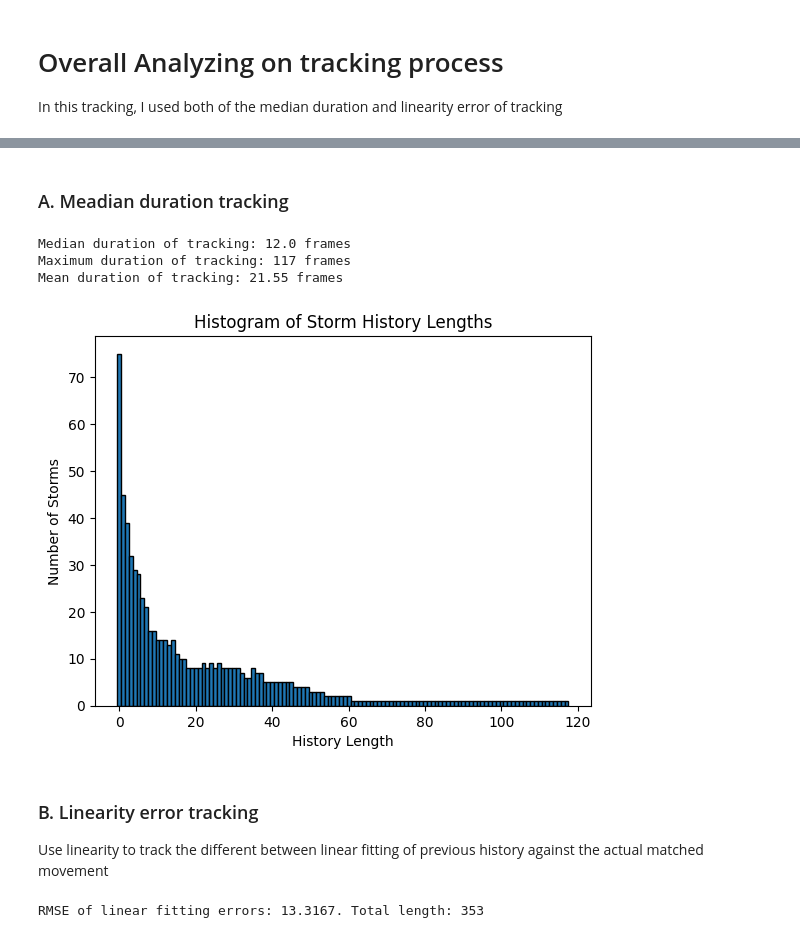
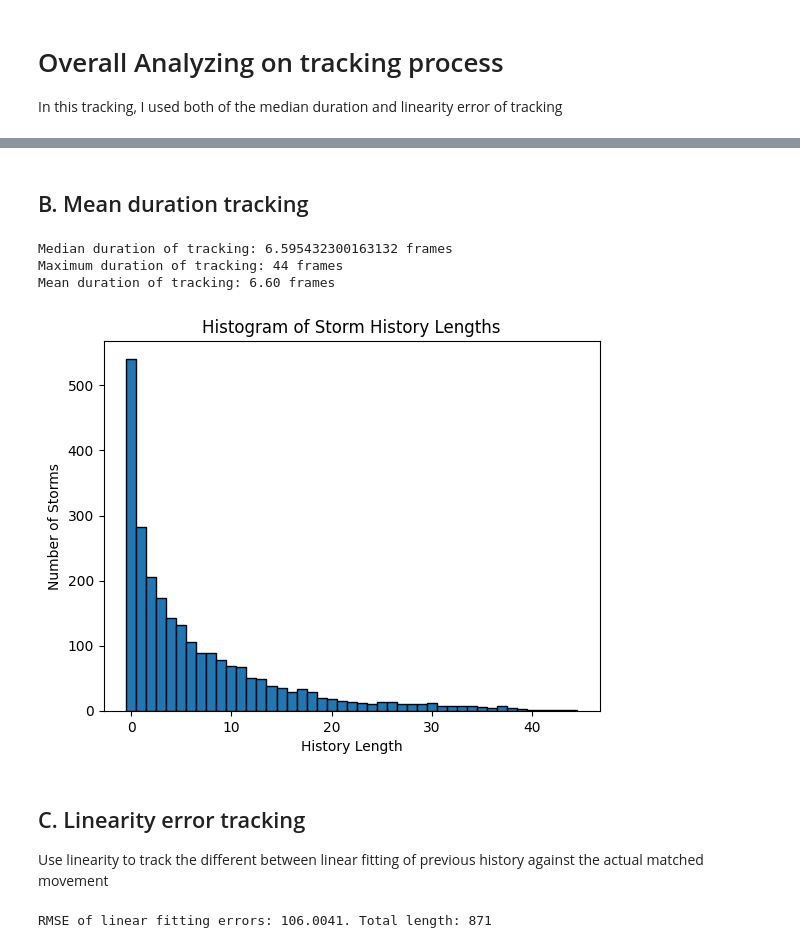
Before and after one commit to quochieu586/Thunderstorm-Nowcasting-Geometry-Topology-Approach, a Jupyter notebook: experimental_notebooks/titan_model.ipynb, the cells around one changed output, grey strips where cells are left out. Cells and saved outputs as stored; diff of their text form; code cells hidden in the pictures.

Commit message:
feat: reimplement TITAN

```diff
--- a/experimental_notebooks/titan_model.ipynb
+++ b/experimental_notebooks/titan_model.ipynb
@@ -62,0 +90,6 @@ Sample DBZ map:
+# %%
+# replace nan values with 0
+for i in range(len(dbz_maps)):
+    dbz_maps[i] = np.nan_to_num(dbz_maps[i], nan=0.0)
+
+(dbz_maps[0] > 0).sum()
@@ -63,10 +98,11 @@ Sample DBZ map:
 # %%
 from src.models import TitanPrecipitationModel
-from src.identification import SimpleContourIdentifier
+from src.cores.base import StormsMap
+from src.identification import HypothesisIdentifier
 
-model = TitanPrecipitationModel(identifier=SimpleContourIdentifier())
-
-storms_maps = []
+MAX_VELOCITY = 100.0  # in pixels per hour
+model = TitanPrecipitationModel(identifier=HypothesisIdentifier(), max_velocity=MAX_VELOCITY)
+storms_maps: list[StormsMap] = []
 total_storms = 0
 
 pbar = tqdm(zip(dbz_maps, time_frames), total=len(dbz_maps), desc="Detecting storms")
@@ -81,0 +115,26 @@ Assume that storm do not change overtime, use previous map as the predicted map
+# %%
+from src.preprocessing import convert_polygons_to_contours
+
+# Visualize storms with contours on the first DBZ map
+storms_map = storms_maps[1]
+plt.figure(figsize=(10, 8))
+
+img_shape = dbz_maps[0].shape
+img_shape = (img_shape[0], img_shape[1], 3)
+blank_image = np.ones(img_shape, dtype=np.uint8) * 255
+
+# colors = spectral_colors(len(storms_map.storms))
+
+for storm in storms_map.storms:
+    y_centroid, x_centroid = storm.centroid
+    color = storm.contour_color
+
+    plt.plot([], [], color=np.array(color)/255.0, label=f"{storm.id} | area = {storm.contour.area:.1f}")
+    plt.scatter(x_centroid, y_centroid, color=np.array(color)/255.0, s=5)
+    cv2.drawContours(blank_image, convert_polygons_to_contours([storm.contour]), -1, color, thickness=2)  # Draw contour in red
+
+plt.imshow(blank_image, cmap='grey')
+plt.title(f"Identified Storms - {storms_map.time_frame}")
+plt.legend(loc='upper right', bbox_to_anchor=(1.5, 1.0))
+
+plt.show()
@@ -153,53 +223,34 @@ In this tracking, I used both of the median duration and linearity error of trac
 # %% [markdown]
-### A. Meadian duration tracking
+## B. Mean duration tracking
 # %%
 HISTORY_LENGTH_LST = []             # Retrieve history length of all storms
 
 for storms_map in storms_maps:
     for storm in storms_map.storms:
         HISTORY_LENGTH_LST.append(len(storm.history_movements))   # Append history length of each storm
 
-MEDIAN_DURATION = np.median(HISTORY_LENGTH_LST)
+MEDIAN_DURATION = np.mean(HISTORY_LENGTH_LST)
 
 print(f"Median duration of tracking: {MEDIAN_DURATION} frames")
 print(f"Maximum duration of tracking: {max(HISTORY_LENGTH_LST)} frames")
 print(f"Mean duration of tracking: {np.mean(HISTORY_LENGTH_LST):.2f} frames")
 
 plt.hist(HISTORY_LENGTH_LST, bins=range(0, max(HISTORY_LENGTH_LST) + 2), align='left', edgecolor='black')
 plt.title("Histogram of Storm History Lengths")
 plt.xlabel("History Length")
 plt.ylabel("Number of Storms")
 plt.show()
 # %% [output]
-Median duration of tracking: 12.0 frames
-Maximum duration of tracking: 117 frames
-Mean duration of tracking: 21.55 frames
+Median duration of tracking: 6.595432300163132 frames
+Maximum duration of tracking: 44 frames
+Mean duration of tracking: 6.60 frames
-[figure, old version]
+[figure, new version]
 # %% [markdown]
-### B. Linearity error tracking
+## C. Linearity error tracking
 Use linearity to track the different between linear fitting of previous history against the actual matched movement
 # %%
-from sklearn.linear_model import LinearRegression
-from functools import reduce
+from src.cores.metrics import linear_tracking_error
 import matplotlib.pyplot as plt
-
-def linear_error(movement_history: list[tuple[float, float]]) -> float:
-    """
-    Compute the linear fitting error distance of final point to the fitted line of previous points.
-    """
-    points = reduce(lambda points, movement: points + [(points[-1][0] + movement[0], points[-1][1] + movement[1])], movement_history, [(0, 0)])
-
-    # Compute the linear fit parameters
-    points = np.array(points)
-    x = points[:-1, 0]
-    y = points[:-1, 1]
-
-    model = LinearRegression().fit(x.reshape(-1, 1), y)
-
-    # Compute the distance from the final point to the fitted line
-    final_point = points[-1]
-
-    return abs(final_point[1] - (model.coef_[0] * final_point[0] + model.intercept_)) / np.sqrt(model.coef_[0]**2 + 1)
 
 # Accumulate linear errors for all storms
 LINEAR_ERRORS_LST = []
@@ -211,9 +262,9 @@ for storms_map in tqdm(storms_maps, desc="Computing linear fitting errors for st
             continue
 
         # Fit linear model
-        error_distance = linear_error(storm.history_movements[:-1]) ** 2      # Final one used for evaluate the movement prediction
+        error_distance = linear_tracking_error(storm.history_movements[:-1]) ** 2      # Final one used for evaluate the movement prediction
         LINEAR_ERRORS_LST.append(error_distance)
 
 print(f"RMSE of linear fitting errors: {np.sqrt(np.mean(LINEAR_ERRORS_LST)):.4f}. Total length: {len(LINEAR_ERRORS_LST)}")
 # %% [output]
-RMSE of linear fitting errors: 13.3167. Total length: 353
+RMSE of linear fitting errors: 106.0041. Total length: 871
```
Also changed, not shown: parts of 15 cells of this notebook, 5 other files.
